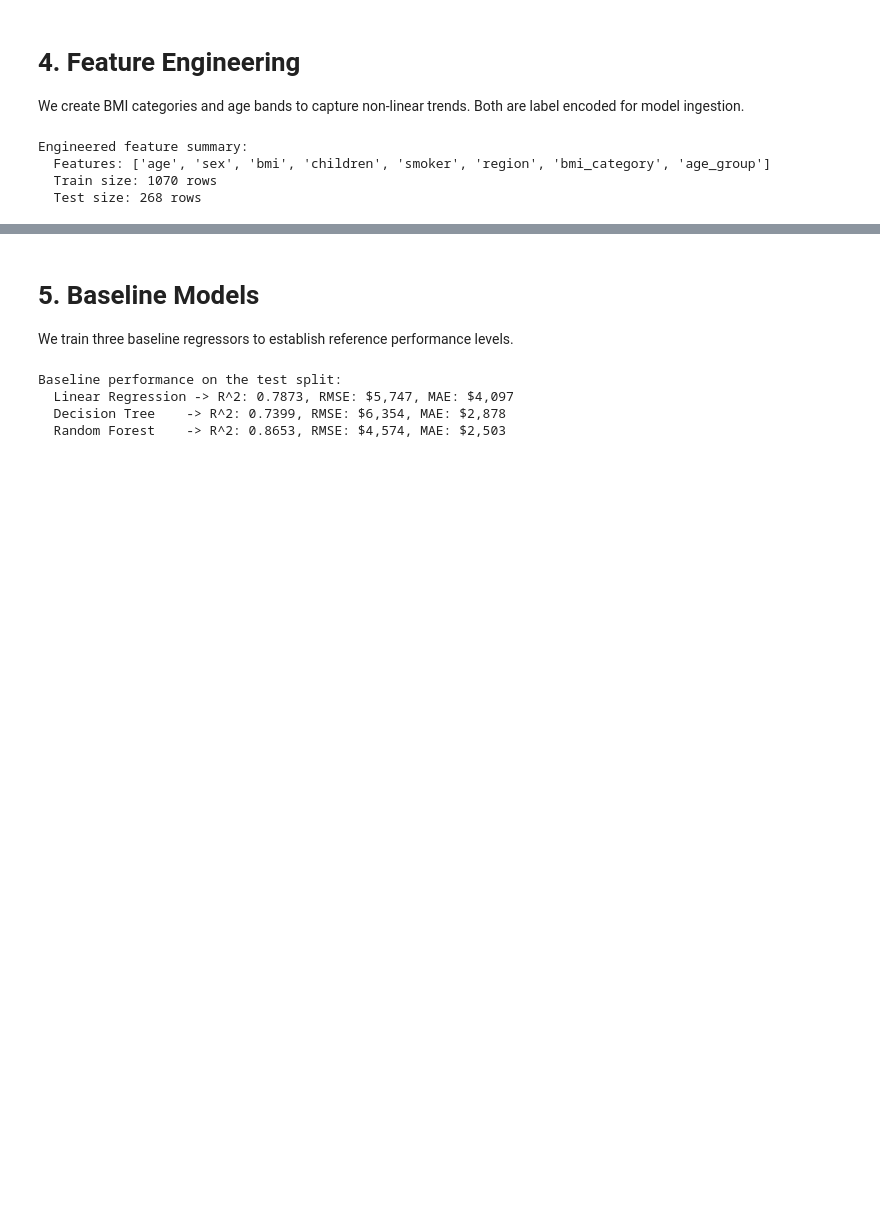
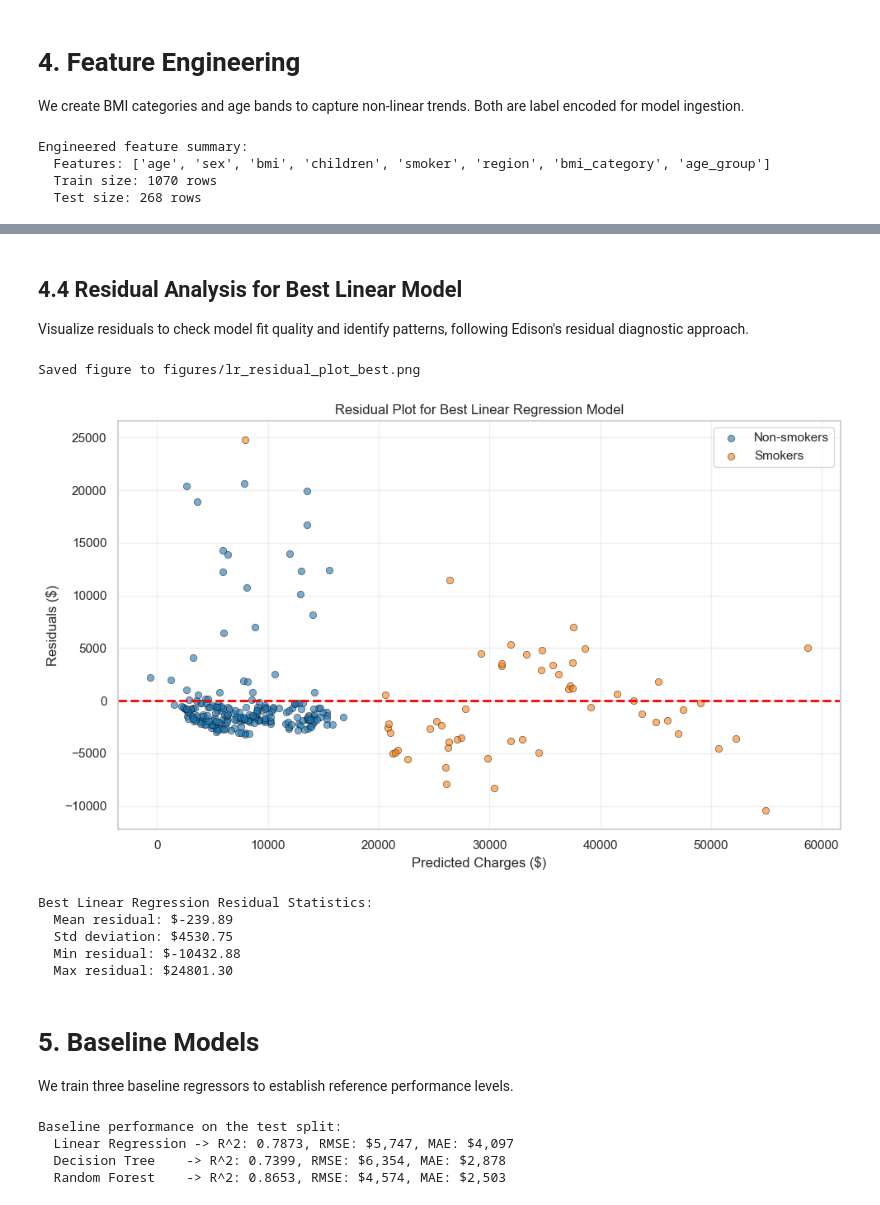
Before and after one commit to zheyuanlai/mini-hackathon, a Jupyter notebook: insurance_analysis.ipynb, the cells around one changed output, grey strips where cells are left out. Drawn from its saved outputs; the diff is of its cells as text; code cells hidden in the pictures; blank space fills up the shorter version.

```diff
--- a/insurance_analysis.ipynb
+++ b/insurance_analysis.ipynb
@@ -299,3 +613,51 @@ Engineered feature summary:
+# %% [markdown]
+## 4.4 Residual Analysis for Best Linear Model
+
+Visualize residuals to check model fit quality and identify patterns, following Edison's residual diagnostic approach.
+# %%
+# Get predictions and residuals for the best Linear Regression model
+lr_preds = best_lr_model.predict(best_lr_X_test)
+lr_residuals = y_test - lr_preds
+
+# Create residual plot with smoker differentiation
+plt.figure(figsize=(10, 6))
+
+# Get smoker status from original test data
+smoker_status = X_test['smoker'].values
+smoker_label_inverse = {v: k for k, v in label_maps['smoker'].items()}
+
+# Separate by smoker status
+is_smoker = X_test['smoker'] == label_maps['smoker']['yes']
+is_non_smoker = X_test['smoker'] == label_maps['smoker']['no']
+
+plt.scatter(lr_preds[is_non_smoker], lr_residuals.values[is_non_smoker],
+           label='Non-smokers', color='#1f77b4', alpha=0.6, edgecolor='black', linewidth=0.5)
+plt.scatter(lr_preds[is_smoker], lr_residuals.values[is_smoker],
+           label='Smokers', color='#ff7f0e', alpha=0.6, edgecolor='black', linewidth=0.5)
+
+plt.axhline(0, linestyle='--', color='red', linewidth=2)
+plt.xlabel("Predicted Charges ($)")
+plt.ylabel("Residuals ($)")
+plt.title("Residual Plot for Best Linear Regression Model")
+plt.legend()
+plt.grid(True, alpha=0.3)
+plt.tight_layout()
+savefig("lr_residual_plot_best.png")
+plt.show()
+
+print(f"Best Linear Regression Residual Statistics:")
+print(f"  Mean residual: ${lr_residuals.mean():.2f}")
+print(f"  Std deviation: ${lr_residuals.std():.2f}")
+print(f"  Min residual: ${lr_residuals.min():.2f}")
+print(f"  Max residual: ${lr_residuals.max():.2f}")
+# %% [output]
+Saved figure to figures/lr_residual_plot_best.png
+[figure, added]
+Best Linear Regression Residual Statistics:
+  Mean residual: $-239.89
+  Std deviation: $4530.75
+  Min residual: $-10432.88
+  Max residual: $24801.30
 # %% [markdown]
 # 5. Baseline Models
 
```
Also changed, not shown: parts of 17 cells of this notebook, 9 other files.
